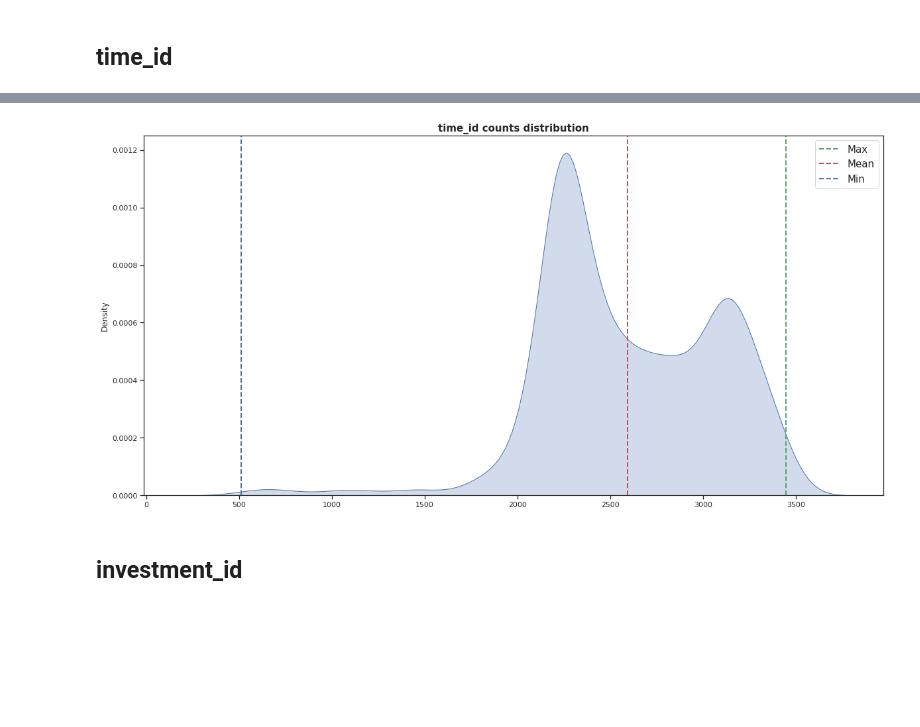
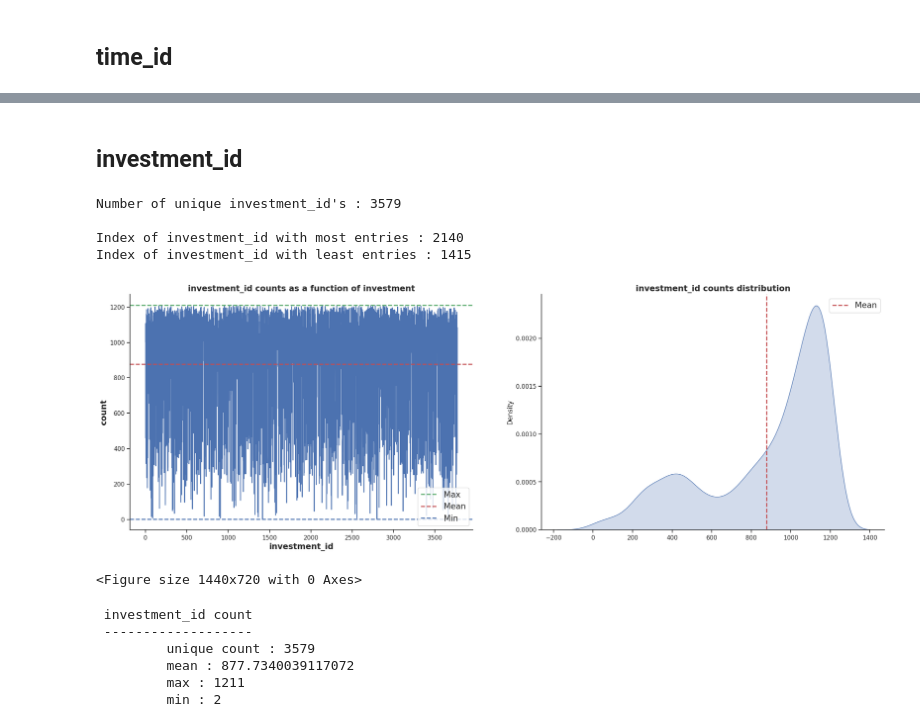
Before and after one commit to blackJJW/Kaggle, a Jupyter notebook: ubiquant.ipynb, the cells around one changed output, grey strips where cells are left out. Saved outputs shown, nothing was run; the diff lists cells and outputs as text; code cells hidden in the pictures; blank space fills up the shorter version.

```diff
--- a/ubiquant.ipynb
+++ b/ubiquant.ipynb
@@ -164,16 +177,49 @@ time_id count
          mean : 2594.0627580511973
          max : 3445
          min : 512
-# %%
-plt.figure(figsize = (20, 10))
-ax = sns.kdeplot(time_ids, fill = True)
-ax.axvline(time_ids.values.max(), label="Max", color = "g", linewidth = 2, linestyle ="--")
-ax.axvline(time_ids.values.mean(), label="Mean", color = "r", linewidth = 2, linestyle ="--")
-ax.axvline(time_ids.values.min(), label="Min", color = "b", linewidth = 2, linestyle ="--")
-ax.legend(prop={'size':15}, loc ='upper right')
-plt.title('time_id counts distribution',fontsize = 15, weight = 'bold')
-plt.show()
-# %% [output]
-[figure, removed]
 # %% [markdown]
 ## investment_id
+# %%
+inv_id = train_df.groupby(['investment_id']).size()
+print(f"Number of unique investment_id's : {len(train_df['investment_id'].unique())}\n")
+print(f"Index of investment_id with most entries : {inv_id.idxmax()}")
+print(f"Index of investment_id with least entries : {inv_id.idxmin()}")
+# %% [output]
+Number of unique investment_id's : 3579
+
+Index of investment_id with most entries : 2140
+Index of investment_id with least entries : 1415
+# %%
+fig, axes = plt.subplots(ncols= 2, figsize=(25, 8), dpi = 100)
+sns.set(style = "ticks", font_scale = 1)
+sns.despine(top=True, right=True, left=False, bottom=False)
+plt.figure(figsize = (20, 10))
+sns.lineplot(data = inv_id, x = inv_id.index, y = inv_id.values, ax = axes[0])
+axes[0].set_xlabel('investment_id', fontsize = 15, weight = 'bold')
+axes[0].set_ylabel('count', fontsize = 15, weight = 'bold')
+axes[0].axhline(inv_id.values.max(), label="Max", color = "g", linewidth = 2, linestyle ="--")
+axes[0].axhline(inv_id.values.mean(), label="Mean", color = "r", linewidth = 2, linestyle ="--")
+axes[0].axhline(inv_id.values.min(), label="Min", color = "b", linewidth = 2, linestyle ="--")
+axes[0].legend(prop={'size':15}, loc ='lower right')
+axes[0].set_title('investment_id counts as a function of investment',fontsize = 15, weight = 'bold')
+
+sns.kdeplot(inv_id, fill = True, ax = axes[1])
+axes[1].axvline(inv_id.values.mean(), label="Mean", color = "r", linewidth = 2, linestyle ="--")
+axes[1].legend(prop={'size':15}, loc ='upper right')
+axes[1].set_title('investment_id counts distribution',fontsize = 15, weight = 'bold')
+plt.show()
+
+print("\n investment_id count\n",'-'*len(str('investment_id count')))
+print(f"\t unique count : {len(train_df['investment_id'].unique())}")
+print(f"\t mean : {inv_id.values.mean()}")
+print(f"\t max : {inv_id.values.max()}")
+print(f"\t min : {inv_id.values.min()}")
+# %% [output]
+[figure, added]
+<Figure size 1440x720 with 0 Axes>
+ investment_id count
+ -------------------
+         unique count : 3579
+         mean : 877.7340039117072
+         max : 1211
+         min : 2
```
Also changed, not shown: parts of 25 cells of this notebook.
